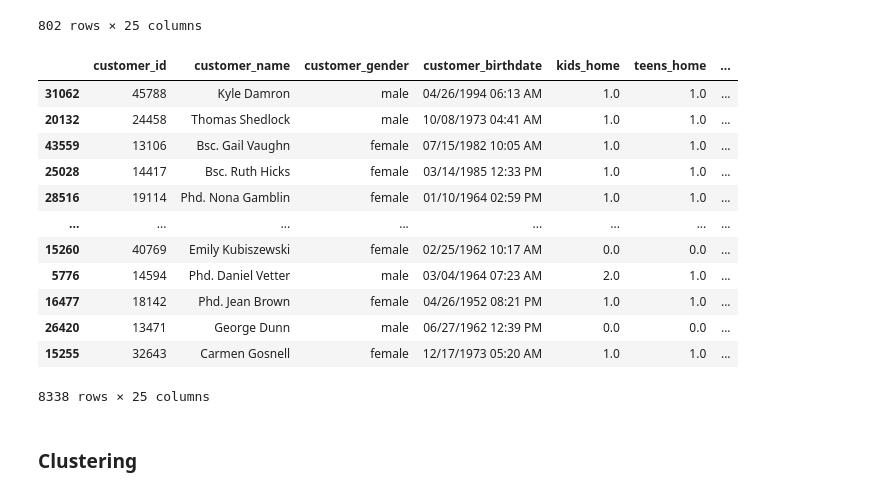
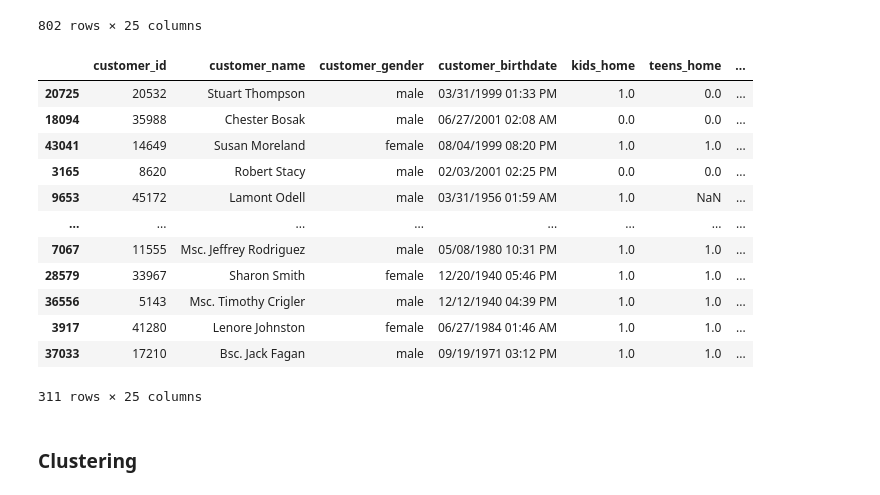
Before and after one commit to mitoma10110/ML2_Project, a Jupyter notebook: main.ipynb, the cells around one changed output. Drawn from its saved outputs; the diff is of its cells as text; code cells hidden in the pictures.

```diff
--- a/main.ipynb
+++ b/main.ipynb
@@ -248,2 +263,3 @@ customers, fishermen = find_fishermen(customers)
 # %%
-customers, pet_shelters = find_outliers(customers, "lifetime_spend_petfood", 2)
+customers, pet_shelters = find_outliers(customers, "lifetime_spend_petfood", 3)
+pet_shelters.sort_values(by="lifetime_spend_petfood", ascending=False)
@@ -267,21 +297,21 @@ customers, pet_shelters = find_outliers(customers, "lifetime_spend_petfood", 2)
 802 rows × 25 columns
 # %%
 customers, alcoholics = find_outliers(customers, "lifetime_spend_alcohol_drinks", 3)
-alcoholics.sort_values("lifetime_spend_groceries", ascending=False)
+alcoholics.sort_values("lifetime_spend_groceries")
 # %% [output]
 |  | customer_id | customer_name | customer_gender | customer_birthdate | kids_home | teens_home | ... |
-| 31062 | 45788 | Kyle Damron | male | 04/26/1994 06:13 AM | 1.0 | 1.0 | ... |
-| 20132 | 24458 | Thomas Shedlock | male | 10/08/1973 04:41 AM | 1.0 | 1.0 | ... |
-| 43559 | 13106 | Bsc. Gail Vaughn | female | 07/15/1982 10:05 AM | 1.0 | 1.0 | ... |
-| 25028 | 14417 | Bsc. Ruth Hicks | female | 03/14/1985 12:33 PM | 1.0 | 1.0 | ... |
-| 28516 | 19114 | Phd. Nona Gamblin | female | 01/10/1964 02:59 PM | 1.0 | 1.0 | ... |
+| 20725 | 20532 | Stuart Thompson | male | 03/31/1999 01:33 PM | 1.0 | 0.0 | ... |
+| 18094 | 35988 | Chester Bosak | male | 06/27/2001 02:08 AM | 0.0 | 0.0 | ... |
+| 43041 | 14649 | Susan Moreland | female | 08/04/1999 08:20 PM | 1.0 | 1.0 | ... |
+| 3165 | 8620 | Robert Stacy | male | 02/03/2001 02:25 PM | 0.0 | 0.0 | ... |
+| 9653 | 45172 | Lamont Odell | male | 03/31/1956 01:59 AM | 1.0 | NaN | ... |
 | ... | ... | ... | ... | ... | ... | ... | ... |
-| 15260 | 40769 | Emily Kubiszewski | female | 02/25/1962 10:17 AM | 0.0 | 0.0 | ... |
-| 5776 | 14594 | Phd. Daniel Vetter | male | 03/04/1964 07:23 AM | 2.0 | 1.0 | ... |
-| 16477 | 18142 | Phd. Jean Brown | female | 04/26/1952 08:21 PM | 1.0 | 1.0 | ... |
-| 26420 | 13471 | George Dunn | male | 06/27/1962 12:39 PM | 0.0 | 0.0 | ... |
-| 15255 | 32643 | Carmen Gosnell | female | 12/17/1973 05:20 AM | 1.0 | 1.0 | ... |
+| 7067 | 11555 | Msc. Jeffrey Rodriguez | male | 05/08/1980 10:31 PM | 1.0 | 1.0 | ... |
+| 28579 | 33967 | Sharon Smith | female | 12/20/1940 05:46 PM | 1.0 | 1.0 | ... |
+| 36556 | 5143 | Msc. Timothy Crigler | male | 12/12/1940 04:39 PM | 1.0 | 1.0 | ... |
+| 3917 | 41280 | Lenore Johnston | female | 06/27/1984 01:46 AM | 1.0 | 1.0 | ... |
+| 37033 | 17210 | Bsc. Jack Fagan | male | 09/19/1971 03:12 PM | 1.0 | 1.0 | ... |
-8338 rows × 25 columns
+311 rows × 25 columns
 # %% [markdown]
 ### Clustering
 # %%
```
Also changed, not shown: parts of 2 cells of this notebook, 1 other file.
